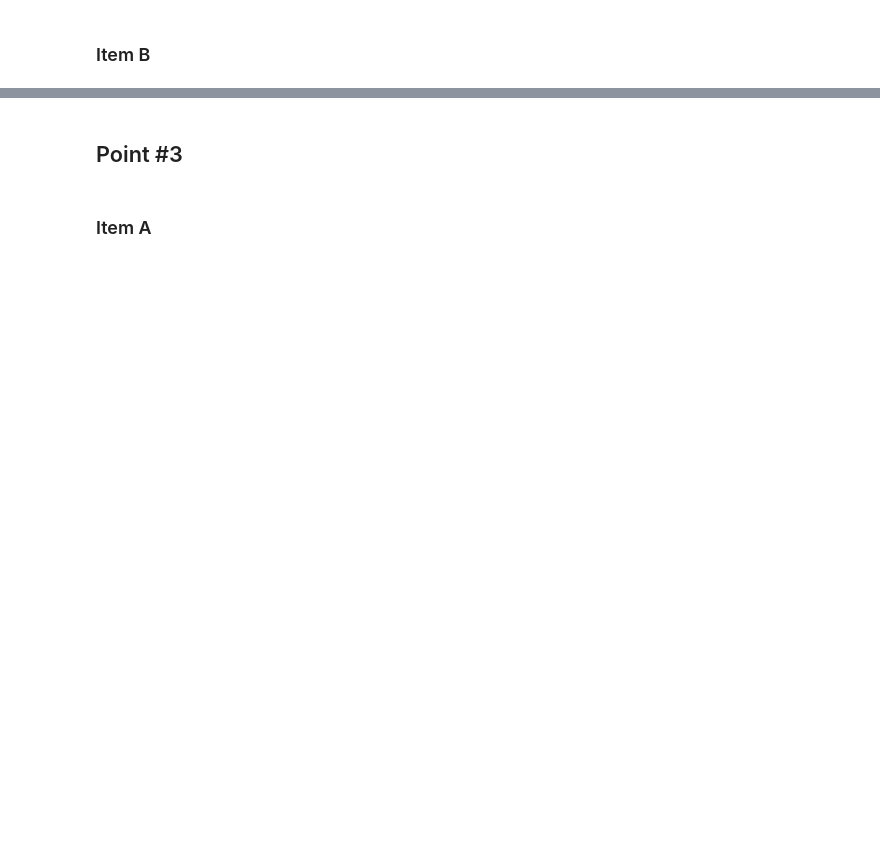
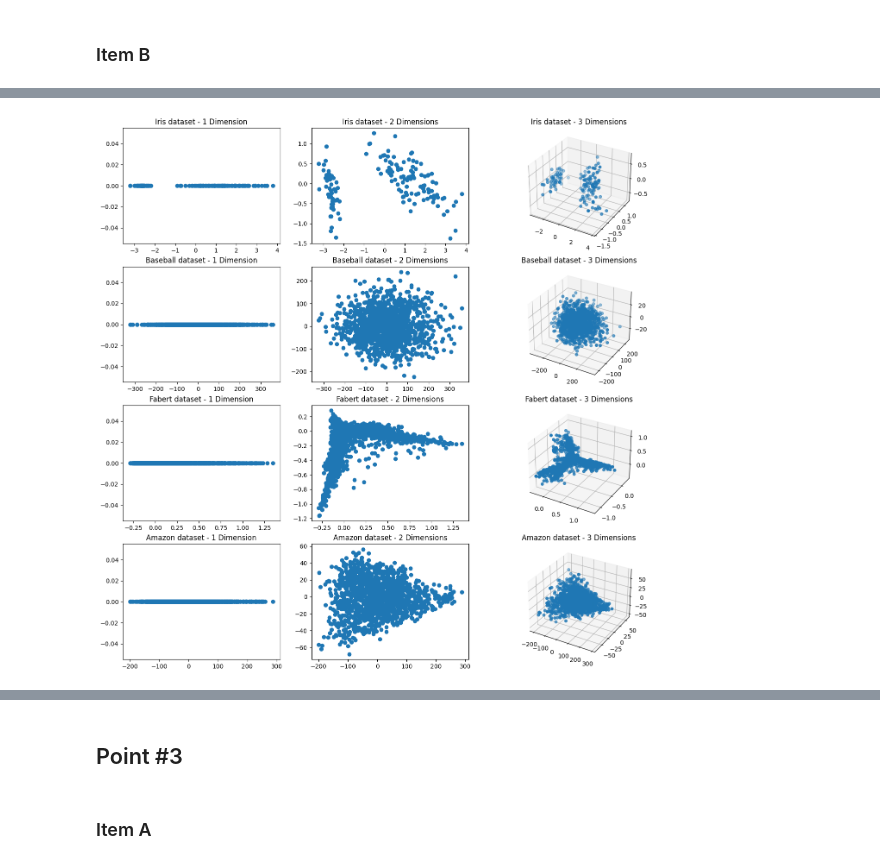
Before and after one commit to JuanJoseCifuentes/bi-sheet3, a Jupyter notebook: sheet4/Cifuentes-Cely-Perez_BISheet#4.ipynb, the cells around one changed output, grey strips where cells are left out. Saved outputs shown, nothing was run; the diff lists cells and outputs as text; code cells hidden in the pictures; blank space fills up the shorter version.

```diff
--- a/sheet4/Cifuentes-Cely-Perez_BISheet#4.ipynb
+++ b/sheet4/Cifuentes-Cely-Perez_BISheet#4.ipynb
@@ -144,7 +147,0 @@ reduced_amazonTEMP, reduced_variance_amazonTEMP, kept_percentage_amazonTEMP = PC
-# %%
-#DO NOT EXECUTE!
-#Execution time for df_amazon is very long!
-reduced_iris, reduced_variance_iris, kept_percentage_iris = PCA(df_iris, 0.9)
-reduced_baseball_numeric, reduced_variance_baseball_numeric, kept_percentage_numeric = PCA(df_baseball_numeric, 0.9)
-reduced_faber, reduced_variance_faber, kept_percentage_faber = PCA(df_faber, 0.9)
-reduced_amazon, reduced_variance_amazon, kept_percentage_amazon = PCA(df_amazon, 0.9)
@@ -167,33 +169,83 @@ df
 # %%
 iris_data = np.array([])
 baseball_data = np.array([])
-faber_data = np.array([])
+fabert_data = np.array([])
 amazon_data = np.array([])
+
+fig = plt.figure(figsize=plt.figaspect(1))
+
 
 for i in range(3):
     reduced_iris, reduced_variance_iris, kept_percentage_iris = PCA(df_iris, i + 1)
     if iris_data.size == 0:
         iris_data = np.array(['Iris Dataset',len(reduced_iris[0]), reduced_variance_iris/kept_percentage_iris, reduced_variance_iris, kept_percentage_iris*100])
+        ax = fig.add_subplot(4, 3, 1)
+        ax.set_title('Iris dataset - 1 Dimension')
+        ax.scatter(reduced_iris,np.zeros_like(reduced_iris))
     else:
         iris_data = np.vstack((iris_data, ['Iris dataset',len(reduced_iris[0]), reduced_variance_iris/kept_percentage_iris, reduced_variance_iris, kept_percentage_iris*100]))
+        if i == 1:
+            ax = fig.add_subplot(4, 3, 2)
+            ax.set_title('Iris dataset - 2 Dimensions')
+            ax.scatter(reduced_iris[:,0],reduced_iris[:,1])
+        else:
+            ax = fig.add_subplot(4, 3, 3, projection='3d')
+            ax.set_title('Iris dataset - 3 Dimensions')
+            ax.scatter(reduced_iris[:,0],reduced_iris[:,1],reduced_iris[:,2])
 
     reduced_baseball_numeric, reduced_variance_baseball_numeric, kept_percentage_numeric = PCA(df_baseball_numeric, i + 1)
     if baseball_data.size == 0:
-        baseball_data = np.array(['Baseball Dataset',len(reduced_iris[0]), reduced_variance_iris/kept_percentage_iris, reduced_variance_iris, kept_percentage_iris*100])
+        baseball_data = np.array(['Baseball Dataset',len(reduced_baseball_numeric[0]), reduced_variance_baseball_numeric/kept_percentage_numeric, reduced_variance_baseball_numeric, kept_percentage_numeric*100])
+        ax = fig.add_subplot(4, 3, 4)
+        ax.set_title('Baseball dataset - 1 Dimension')
+        ax.scatter(reduced_baseball_numeric,np.zeros_like(reduced_baseball_numeric))
     else:
-        baseball_data = np.vstack((baseball_data, ['Baseball Dataset',len(reduced_iris[0]), reduced_variance_iris/kept_percentage_iris, reduced_variance_iris, kept_percentage_iris*100]))
+        baseball_data = np.vstack((baseball_data, ['Baseball Dataset',len(reduced_baseball_numeric[0]), reduced_variance_baseball_numeric/kept_percentage_numeric, reduced_variance_baseball_numeric, kept_percentage_numeric*100]))
+        if i == 1:
+            ax = fig.add_subplot(4, 3, 5)
+            ax.set_title('Baseball dataset - 2 Dimensions')
+            ax.scatter(reduced_baseball_numeric[:,0],reduced_baseball_numeric[:,1])
+        else:
+            ax = fig.add_subplot(4, 3, 6, projection='3d')
+            ax.set_title('Baseball dataset - 3 Dimensions')
+            ax.scatter(reduced_baseball_numeric[:,0],reduced_baseball_numeric[:,1],reduced_baseball_numeric[:,2])
 
-    reduced_faber, reduced_variance_faber, kept_percentage_faber = PCA(df_faber, i + 1)
-    if faber_data.size == 0:
-        faber_data = np.array(['Faber dataset',len(reduced_iris[0]), reduced_variance_iris/kept_percentage_iris, reduced_variance_iris, kept_percentage_iris*100])
+    reduced_fabert, reduced_variance_fabert, kept_percentage_fabert = PCA(df_fabert, i + 1)
+    if fabert_data.size == 0:
+        fabert_data = np.array(['Fabert dataset',len(reduced_fabert[0]), reduced_variance_fabert/kept_percentage_fabert, reduced_variance_fabert, kept_percentage_fabert*100])
+        ax = fig.add_subplot(4, 3, 7)
+        ax.set_title('Fabert dataset - 1 Dimension')
+        ax.scatter(reduced_fabert,np.zeros_like(reduced_fabert))
     else:
-        faber_data = np.vstack((faber_data, ['Faber dataset',len(reduced_iris[0]), reduced_variance_iris/kept_percentage_iris, reduced_variance_iris, kept_percentage_iris*100]))
+        fabert_data = np.vstack((fabert_data, ['Fabert dataset',len(reduced_fabert[0]), reduced_variance_fabert/kept_percentage_fabert, reduced_variance_fabert, kept_percentage_fabert*100]))
+        if i == 1:
+            ax = fig.add_subplot(4, 3, 8)
+            ax.set_title('Fabert dataset - 2 Dimensions')
+            ax.scatter(reduced_fabert[:,0],reduced_fabert[:,1])
+        else:
+            ax = fig.add_subplot(4, 3, 9, projection='3d')
+            ax.set_title('Fabert dataset - 3 Dimensions')
+            ax.scatter(reduced_fabert[:,0],reduced_fabert[:,1],reduced_fabert[:,2])
 
-'''
     reduced_amazon, reduced_variance_amazon, kept_percentage_amazon = PCA(df_amazon, i + 1)
     if amazon_data.size == 0:
-        amazon_data = np.array(['Amazon dataset',len(reduced_iris[0]), reduced_variance_iris/kept_percentage_iris, reduced_variance_iris, kept_percentage_iris*100])
+        amazon_data = np.array(['Amazon dataset',len(reduced_amazon[0]), reduced_variance_amazon/kept_percentage_amazon, reduced_variance_amazon, kept_percentage_amazon*100])
+        ax = fig.add_subplot(4, 3, 10)
+        ax.set_title('Amazon dataset - 1 Dimension')
+        ax.scatter(reduced_amazon,np.zeros_like(reduced_amazon))
     else:
-        amazon_data = np.vstack((amazon_data, ['Amazon dataset',len(reduced_iris[0]), reduced_variance_iris/kept_percentage_iris, reduced_variance_iris, kept_percentage_iris*100]))
-        '''
+        amazon_data = np.vstack((amazon_data, ['Amazon dataset',len(reduced_amazon[0]), reduced_variance_amazon/kept_percentage_amazon, reduced_variance_amazon, kept_percentage_amazon*100]))
+        if i == 1:
+            ax = fig.add_subplot(4, 3, 11)
+            ax.set_title('Amazon dataset - 2 Dimensions')
+            ax.scatter(reduced_amazon[:,0],reduced_amazon[:,1])
+        else:
+            ax = fig.add_subplot(4, 3, 12, projection='3d')
+            ax.set_title('Amazon dataset - 3 Dimensions')
+            ax.scatter(reduced_amazon[:,0],reduced_amazon[:,1],reduced_amazon[:,2])
+
+
+plt.rcParams["figure.figsize"] = (14,30)
+plt.savefig('plot.png')
+plt.show()
 # %% [output]
@@ -218 +252,2 @@ for i in range(3):
+[figure, added]
 # %%
```
Also changed, not shown: parts of 35 cells of this notebook, 1 other file.
